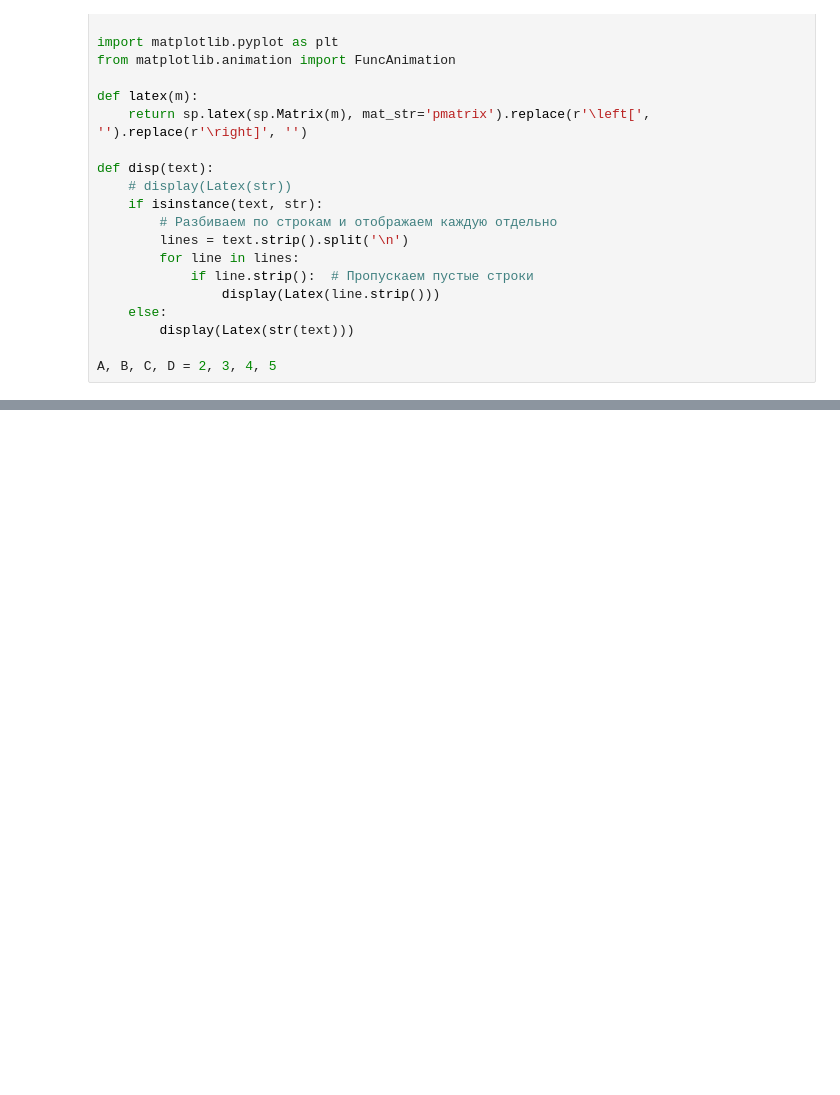
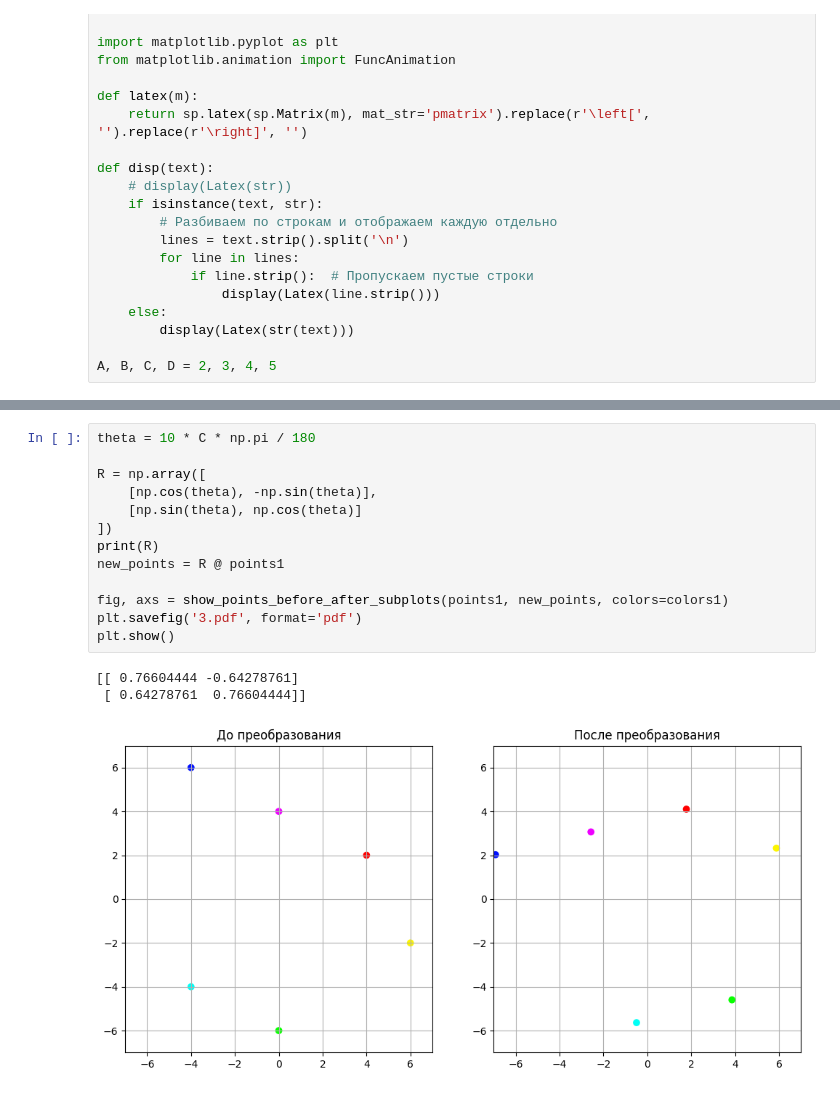
Before and after one commit to InvalitSyntax/PLA, a Jupyter notebook: Lab2/sandbox lab2.ipynb, the cells around one changed output, grey strips where cells are left out. Drawn from its saved outputs; the diff is of its cells as text; blank space fills up the shorter version.

```diff
--- a/Lab2/sandbox lab2.ipynb
+++ b/Lab2/sandbox lab2.ipynb
@@ -282,0 +351,17 @@ disp(latex(BtoE @ zeroy @ EtoB))
+# %%
+theta = 10 * C * np.pi / 180
+
+R = np.array([
+    [np.cos(theta), -np.sin(theta)],
+    [np.sin(theta), np.cos(theta)]
+])
+print(R)
+new_points = R @ points1
+
+fig, axs = show_points_before_after_subplots(points1, new_points, colors=colors1)
+plt.savefig('3.pdf', format='pdf')
+plt.show()
+# %% [output]
+[[ 0.76604444 -0.64278761]
+ [ 0.64278761  0.76604444]]
+[figure, added]
```
Also changed, not shown: parts of 53 cells of this notebook, 27 other files.
